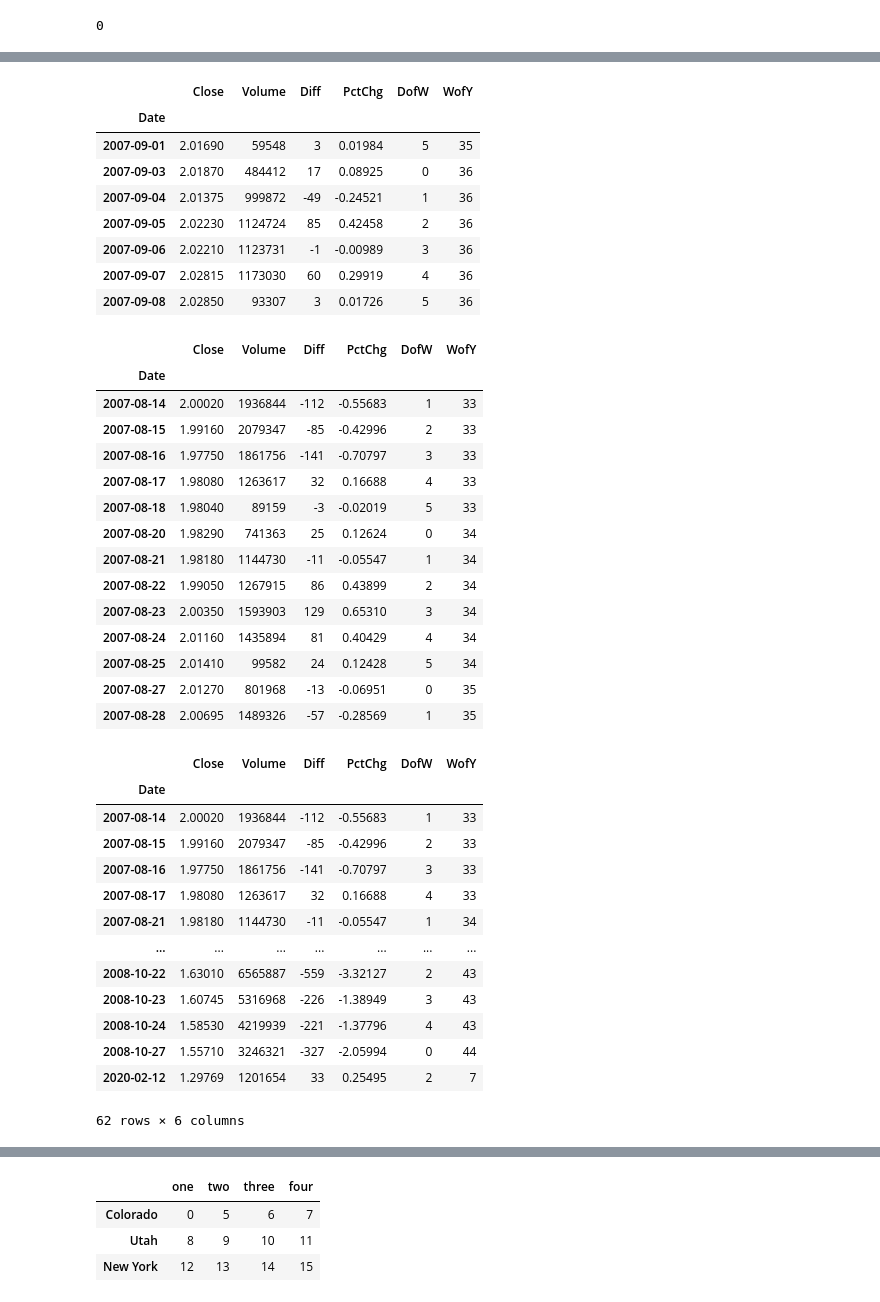
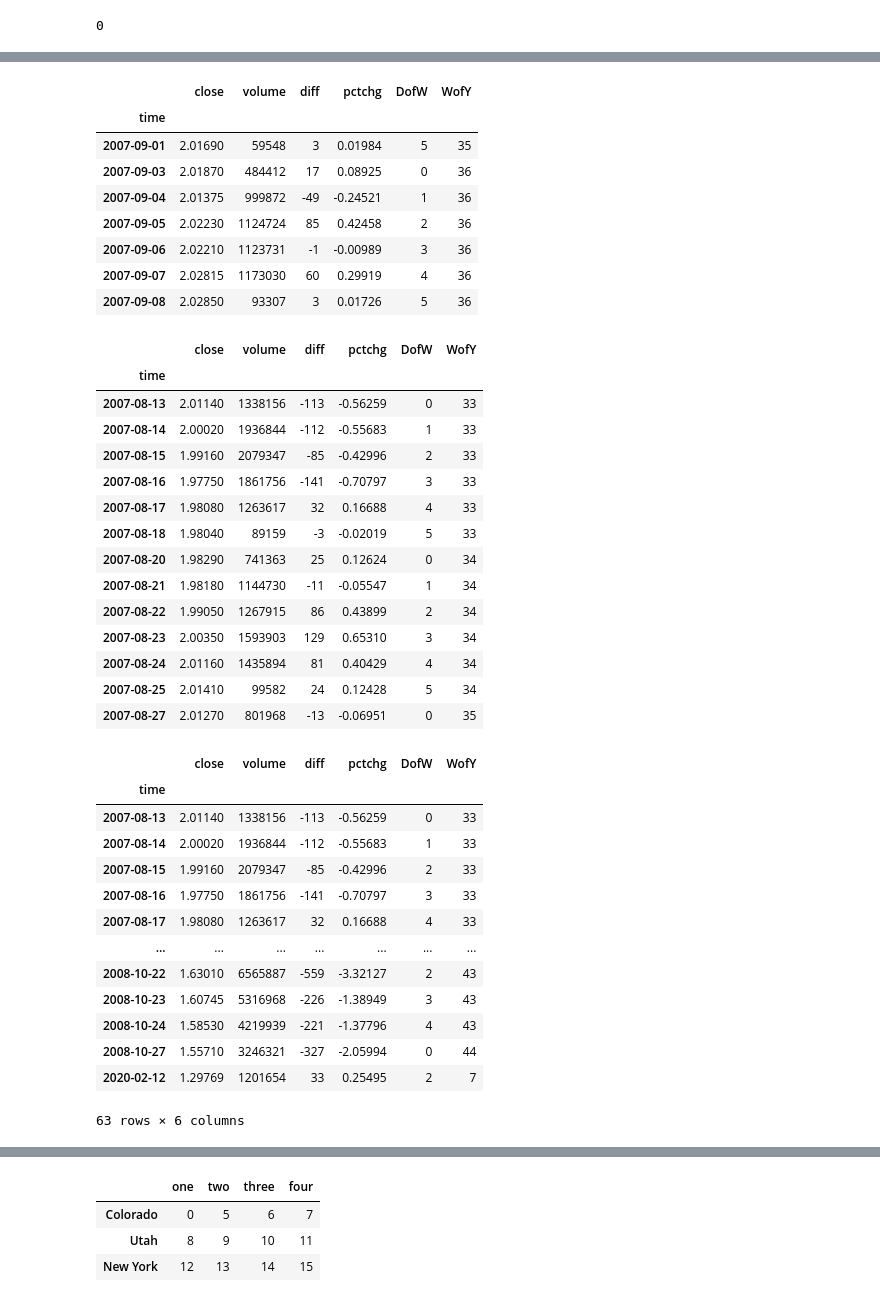
Before and after one commit to spideynolove/python-4-data-analysis, a Jupyter notebook: materials/pydata-book-3rd/ch05_2.ipynb, the cells around one changed output, grey strips where cells are left out. Cells and saved outputs as stored; diff of their text form; code cells hidden in the pictures.

```diff
--- a/materials/pydata-book-3rd/ch05_2.ipynb
+++ b/materials/pydata-book-3rd/ch05_2.ipynb
@@ -32,19 +30,19 @@ PosixPath('/home/hung/Documents/make_color/TRADE/python-4-data-analysis/material
 # %%
-ticker = "GBPUSD1440"
+ticker = "GBPUSD_1440"
 filename = notebook_path / f'datasets/fx/{ticker}.csv'
 df = pd.read_csv(filename)
-df['Date'] = pd.to_datetime(df['Date'])
-df.set_index('Date', inplace=True)
+df['time'] = pd.to_datetime(df['time'])
+df.set_index('time', inplace=True)
 
-# df['Change'] = df['Close'] - df['Close'].shift(1)
+# df['Change'] = df['close'] - df['close'].shift(1)
 
-df['Diff'] = df['Close'].diff() * 1e4
-df['PctChg'] = df['Close'].pct_change() * 1e2
+df['diff'] = df['close'].diff() * 1e4
+df['pctchg'] = df['close'].pct_change() * 1e2
 
-df['Volume'] = df['Volume'].astype(int)
+df['volume'] = df['volume'].astype(int)
 
 df.dropna(inplace=True)
-df['Diff'] = df['Diff'].astype(int)
+df['diff'] = df['diff'].astype(int)
 # %%
 # df['Return'] = 1 + (df['PctChg'] / 100)
 # %%
@@ -261,5 +259,5 @@ memory usage: 174.7 KB
 # %%
-frame = df[["Close","Volume", "Diff", "PctChg", "DofW", "WofY"]].dropna()
+frame = df[["close","volume", "diff", "pctchg", "DofW", "WofY"]].dropna()
 # %%
 frame.head()
 # %% [output]
@@ -433,8 +431,8 @@ tempf.iloc[[0, 1, 2]]
 # %%
 frame.loc["2007-09-01":"2007-09-08"]
 # %% [output]
-|  | Close | Volume | Diff | PctChg | DofW | WofY |
-| Date |  |  |  |  |  |  |
+|  | close | volume | diff | pctchg | DofW | WofY |
+| time |  |  |  |  |  |  |
 | 2007-09-01 | 2.01690 | 59548 | 3 | 0.01984 | 5 | 35 |
 | 2007-09-03 | 2.01870 | 484412 | 17 | 0.08925 | 0 | 36 |
 | 2007-09-04 | 2.01375 | 999872 | -49 | -0.24521 | 1 | 36 |
@@ -447,8 +445,9 @@ frame.loc["2007-09-01":"2007-09-08"]
 # %%
 frame[:13]
 # %% [output]
-|  | Close | Volume | Diff | PctChg | DofW | WofY |
-| Date |  |  |  |  |  |  |
+|  | close | volume | diff | pctchg | DofW | WofY |
+| time |  |  |  |  |  |  |
+| 2007-08-13 | 2.01140 | 1338156 | -113 | -0.56259 | 0 | 33 |
 | 2007-08-14 | 2.00020 | 1936844 | -112 | -0.55683 | 1 | 33 |
 | 2007-08-15 | 1.99160 | 2079347 | -85 | -0.42996 | 2 | 33 |
 | 2007-08-16 | 1.97750 | 1861756 | -141 | -0.70797 | 3 | 33 |
@@ -461,24 +460,23 @@ frame[:13]
 | 2007-08-24 | 2.01160 | 1435894 | 81 | 0.40429 | 4 | 34 |
 | 2007-08-25 | 2.01410 | 99582 | 24 | 0.12428 | 5 | 34 |
 | 2007-08-27 | 2.01270 | 801968 | -13 | -0.06951 | 0 | 35 |
-| 2007-08-28 | 2.00695 | 1489326 | -57 | -0.28569 | 1 | 35 |
 # %%
-frame[frame["Volume"] > 1000000]
+frame[frame["volume"] > 1000000]
 # %% [output]
-|  | Close | Volume | Diff | PctChg | DofW | WofY |
-| Date |  |  |  |  |  |  |
+|  | close | volume | diff | pctchg | DofW | WofY |
+| time |  |  |  |  |  |  |
+| 2007-08-13 | 2.01140 | 1338156 | -113 | -0.56259 | 0 | 33 |
 | 2007-08-14 | 2.00020 | 1936844 | -112 | -0.55683 | 1 | 33 |
 | 2007-08-15 | 1.99160 | 2079347 | -85 | -0.42996 | 2 | 33 |
 | 2007-08-16 | 1.97750 | 1861756 | -141 | -0.70797 | 3 | 33 |
 | 2007-08-17 | 1.98080 | 1263617 | 32 | 0.16688 | 4 | 33 |
-| 2007-08-21 | 1.98180 | 1144730 | -11 | -0.05547 | 1 | 34 |
 | ... | ... | ... | ... | ... | ... | ... |
 | 2008-10-22 | 1.63010 | 6565887 | -559 | -3.32127 | 2 | 43 |
 | 2008-10-23 | 1.60745 | 5316968 | -226 | -1.38949 | 3 | 43 |
 | 2008-10-24 | 1.58530 | 4219939 | -221 | -1.37796 | 4 | 43 |
 | 2008-10-27 | 1.55710 | 3246321 | -327 | -2.05994 | 0 | 44 |
 | 2020-02-12 | 1.29769 | 1201654 | 33 | 0.25495 | 2 | 7 |
-62 rows × 6 columns
+63 rows × 6 columns
 # %%
 frame < 5
 # %% [output]
```
Also changed, not shown: parts of 43 cells of this notebook.
